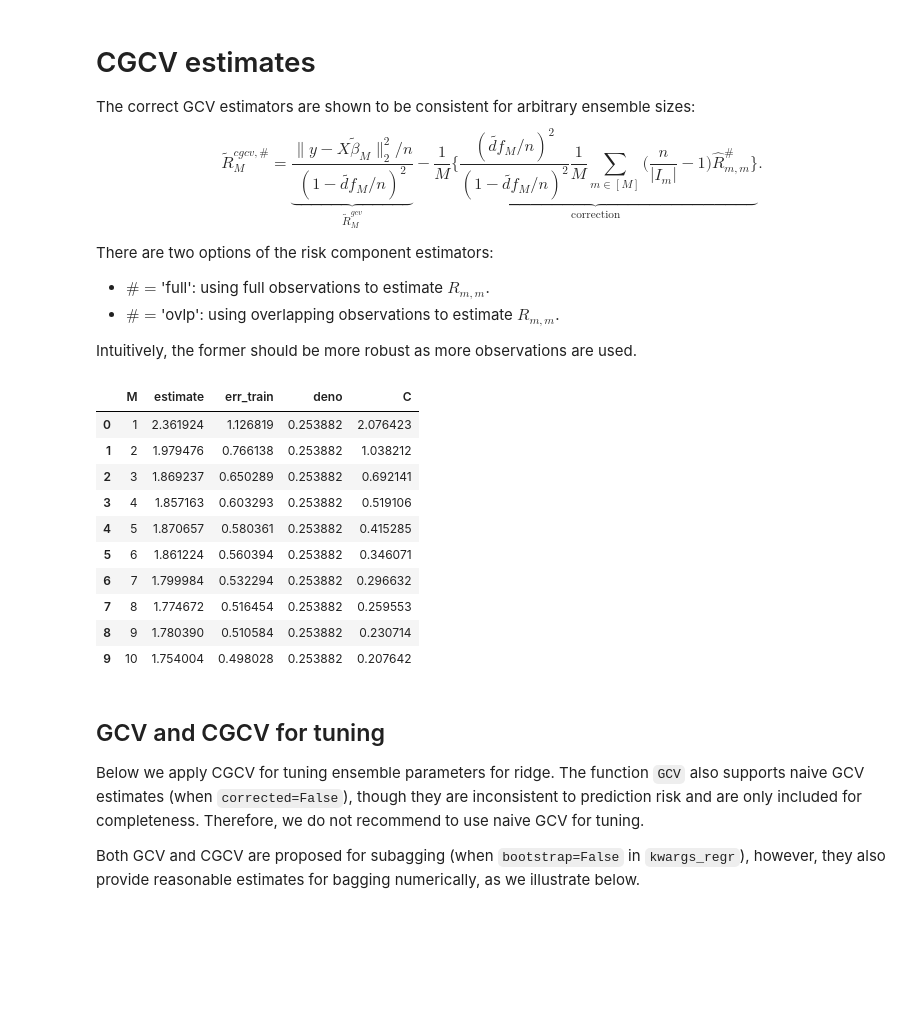
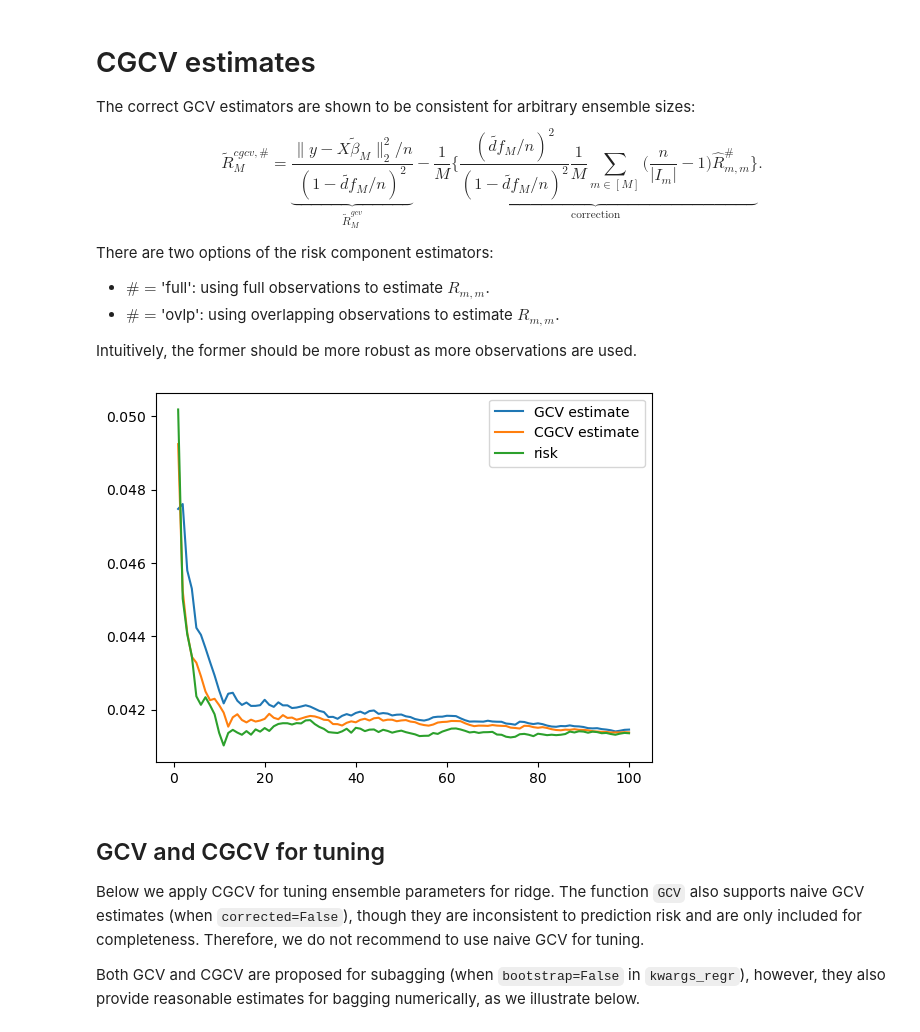
Before and after one commit to jaydu1/ensemble-cross-validation, a Jupyter notebook: demo.ipynb, the cells around one changed output. Cells and saved outputs as stored; diff of their text form; code cells hidden in the pictures; blank space fills up the shorter version.

Commit message:
Improve gcv and cgcv estimate with extrapolation

```diff
--- a/demo.ipynb
+++ b/demo.ipynb
@@ -341,3 +341,3 @@ regr = Ensemble(estimator=Ridge(**kwargs_regr), n_estimators=10, **kwargs_ensemb
 regr = regr.fit(X_train, y_train)
 # %%
-regr.compute_gcv_estimate(X_train, y_train, type='union', return_df=True)
+df_gcv = regr.compute_gcv_estimate(X_train, y_train, M0=25, type='union', return_df=True)
@@ -356,2 +344,2 @@ regr.compute_gcv_estimate(X_train, y_train, type='union', return_df=True)
 # %%
-regr.compute_risk(X_test, y_test, return_df=True)
+df_risk = regr.compute_risk(X_test, y_test, return_df=True)
@@ -381,19 +357,15 @@ There are two options of the risk component estimators:
 
 Intuitively, the former should be more robust as more observations are used.
 # %%
-regr.compute_cgcv_estimate(X_train, y_train, type='full', return_df=True)
+df_cgcv = regr.compute_cgcv_estimate(X_train, y_train, M0 = 25, type='full', return_df=True)
-# %% [output]
-|  | M | estimate | err_train | deno | C |
-| 0 | 1 | 2.361924 | 1.126819 | 0.253882 | 2.076423 |
-| 1 | 2 | 1.979476 | 0.766138 | 0.253882 | 1.038212 |
-| 2 | 3 | 1.869237 | 0.650289 | 0.253882 | 0.692141 |
-| 3 | 4 | 1.857163 | 0.603293 | 0.253882 | 0.519106 |
-| 4 | 5 | 1.870657 | 0.580361 | 0.253882 | 0.415285 |
-| 5 | 6 | 1.861224 | 0.560394 | 0.253882 | 0.346071 |
-| 6 | 7 | 1.799984 | 0.532294 | 0.253882 | 0.296632 |
-| 7 | 8 | 1.774672 | 0.516454 | 0.253882 | 0.259553 |
-| 8 | 9 | 1.780390 | 0.510584 | 0.253882 | 0.230714 |
-| 9 | 10 | 1.754004 | 0.498028 | 0.253882 | 0.207642 |
+# %%
+plt.plot(df_gcv['M'], df_gcv['estimate'], label='GCV estimate')
+plt.plot(df_cgcv['M'], df_cgcv['estimate'], label='CGCV estimate')
+plt.plot(df_risk['M'], df_risk['risk'], label='risk')
+plt.legend()
+plt.show()
+# %% [output]
+[figure, added]
 # %% [markdown]
 ## GCV and CGCV for tuning
 
```
Also changed, not shown: parts of 11 cells of this notebook, 4 other files.
